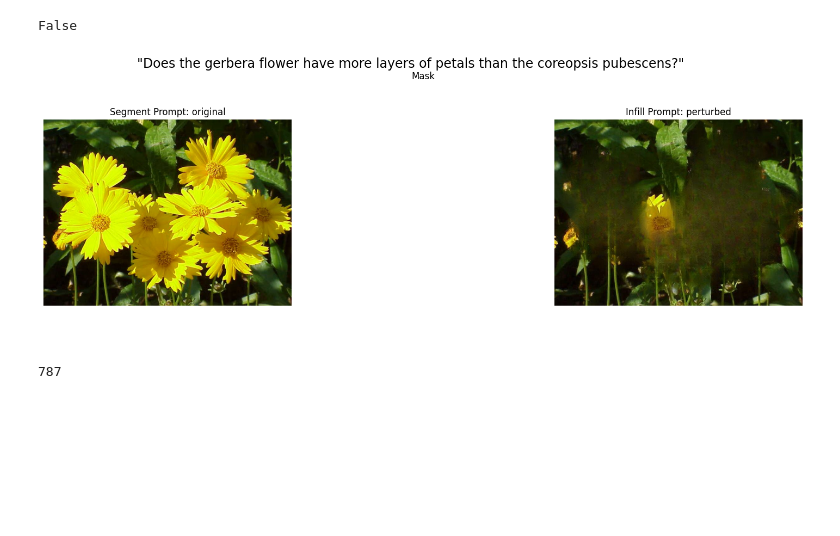
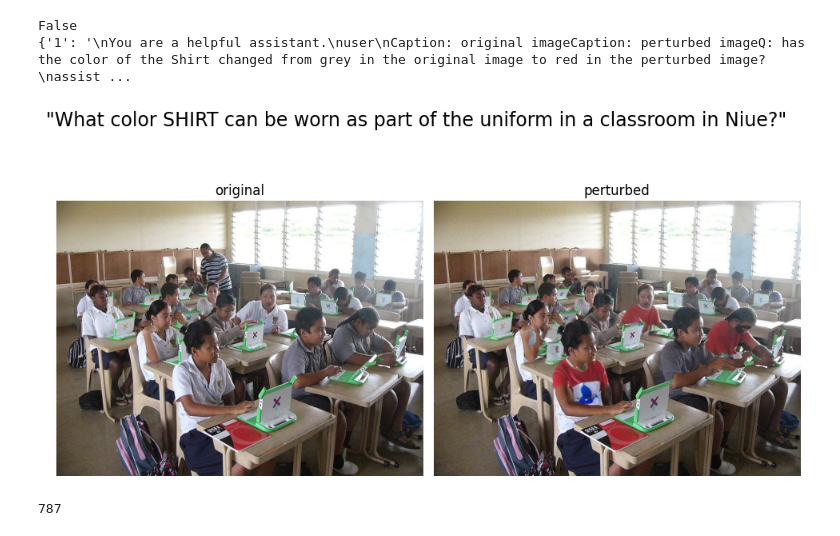
Before and after one commit to PeterCarragher/lmms-finetune, a Jupyter notebook: webqa/qa_check_perturbations.ipynb, the cells around one changed output. Drawn from its saved outputs; the diff is of its cells as text; code cells hidden in the pictures; blank space fills up the shorter version.

Commit message:
qwen for perturbation qa

```diff
--- a/webqa/qa_check_perturbations.ipynb
+++ b/webqa/qa_check_perturbations.ipynb
@@ -87,22 +67,23 @@ perturbation_undetected_keys = [(k, img_id, gen_id) for k,imgs in qa_check_answe
-# %%
-from llava.eval.run_llava import load_images
-
-# example_keys = [(k, id) for k, id in perturbation_detected_keys if len(eval_data[k]['img_posFacts']) == 1]
-example_keys = perturbation_detected_keys
-
-key, image_id = example_keys[random.randint(0, len(example_keys))]
-imgs = load_images([image_id, f"{perturbation_path}/{str(image_id)}_{key}.jpeg"])
-
-def image_equals(img1, img2):
-    if img1.size != img2.size:
-        return "Wrong size"
-    return np.allclose(np.array(img1), np.array(img2))
-
-print(image_equals(imgs[0], imgs[1]))
-display_images(imgs[0], None, imgs[1], eval_data[key]['Q'], "original", "perturbed", save=False)
-# %% [output]
-False
-[figure, removed]
+# %%
+%matplotlib inline
+
+# compare perturbed and original image side by side
+perturbation_detected_keys = [(k, img_id, gen_id) for k,imgs in qa_check_answers.items() for img_id,gens in imgs.items() for gen_id, ans in gens.items() if 'yes' in ans.lower()]
+perturbation_undetected_keys = [(k, img_id, gen_id) for k,imgs in qa_check_answers.items() for img_id,gens in imgs.items() for gen_id, ans in gens.items() if 'no' in ans.lower()]
+# example_keys = [(k, id) for k, id in perturbation_detected_keys if len(eval_data[k]['img_posFacts']) == 1]
+example_keys = perturbation_detected_keys
+
+key, image_id, gen_id = example_keys[random.randint(0, len(example_keys))]
+imgs = get_images([image_id, f"{perturbation_path}/{eval_data[key]['split']}/{str(image_id)}_{key}_{gen_id}.jpeg"])
+q = capitalize_word_in_sentence(eval_data[key]['Q'], eval_data[key]['Q_obj'])
+
+print(image_equals(imgs[0], imgs[1]))
+print(qa_check_answers[key][image_id])
+display_images(imgs[0], imgs[1], q, "original", "perturbed", savefile=False)
+# %% [output]
+False
+{'1': '\nYou are a helpful assistant.\nuser\nCaption: original imageCaption: perturbed imageQ: has the color of the Shirt changed from grey in the original image to red in the perturbed image?\nassist ...
+[figure, added]
 # %%
 # print(len(perturbation_detected_keys))
 # # dump keys to csv
```
Also changed, not shown: parts of 2 cells of this notebook, 2 other files.
